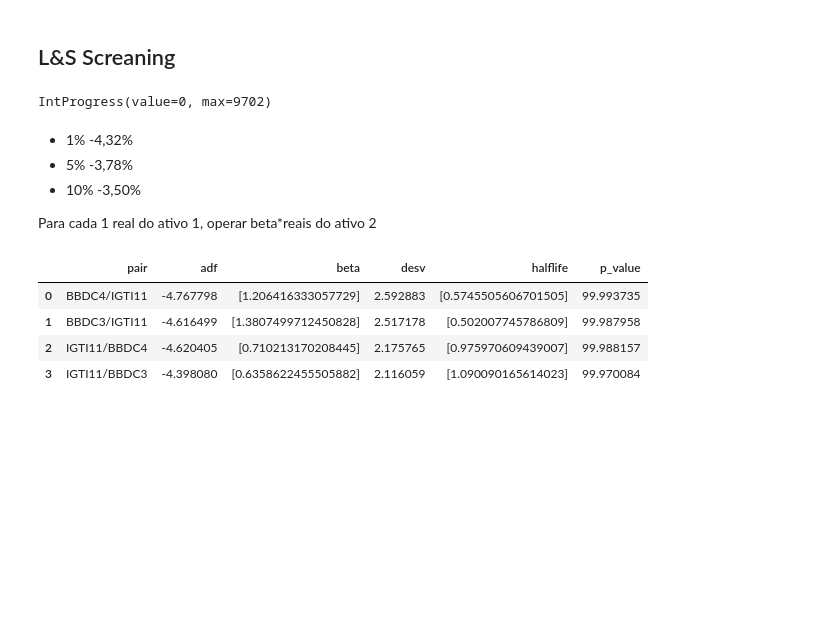
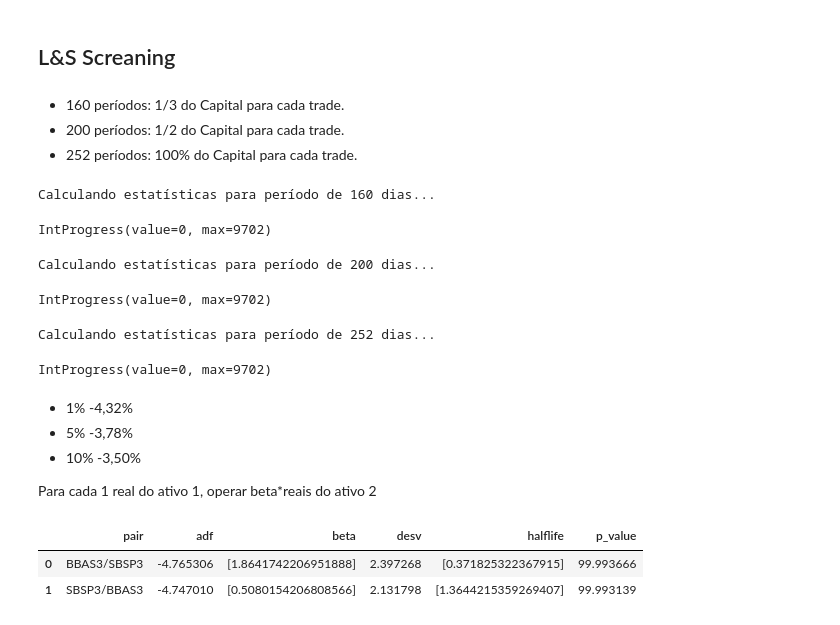
Before and after one commit to caiokinupp/py_lsbr, a Jupyter notebook: Screaming L&S.ipynb, the cells around one changed output. Drawn from its saved outputs; the diff is of its cells as text; code cells hidden in the pictures; blank space fills up the shorter version.

```diff
--- a/Screaming L&S.ipynb
+++ b/Screaming L&S.ipynb
@@ -169,17 +189,34 @@ updateYahooData(PATH_LS_DATA, LST_B3_STOCKS)
 # %% [markdown]
 ## L&S Screaning
+# %% [markdown]
+- 160 períodos: 1/3 do Capital para cada trade.
+- 200 períodos: 1/2 do Capital para cada trade.
+- 252 períodos: 100% do Capital para cada trade.
 # %%
 # Get stock data
-df_stocks = get_data(PATH_LS_DATA, max_date = "2024-01-31")
+df_stocks = get_data(PATH_LS_DATA, max_date = None)
 
 # Get pairs
 list_pairs = getPairs(df_stocks)
 
 # Calculate Residuals between pairs
 prds = [160, 200, 252]
-df_pairs_res, df_pairs_stats = getPairsResiduals(list_pairs, df_stocks, col_name_date = 'date', periods = prds[2])
+lst_df_pairs_res = []
+lst_df_pairs_stats = []
+for periodo in prds:
+    print(f"Calculando estatísticas para período de {periodo} dias...")
+    df_pairs_res, df_pairs_stats = getPairsResiduals(list_pairs, df_stocks, col_name_date = 'date', periods = periodo)
+    lst_df_pairs_res.append(df_pairs_res)
+    lst_df_pairs_stats.append(df_pairs_stats)
+
+#df_pairs_res, df_pairs_stats = getPairsResiduals(list_pairs, df_stocks, col_name_date = 'date', periods = prds[2])
 # %% [output]
-IntProgress(value=0, max=9702)
+Calculando estatísticas para período de 160 dias...
+IntProgress(value=0, max=9702)
+Calculando estatísticas para período de 200 dias...
+IntProgress(value=0, max=9702)
+Calculando estatísticas para período de 252 dias...
+IntProgress(value=0, max=9702)
 # %% [markdown]
 - 1% -4,32%
 - 5% -3,78%
@@ -187,23 +224,25 @@ IntProgress(value=0, max=9702)
 
 Para cada 1 real do ativo 1, operar beta*reais do ativo 2
 # %%
+prd_index = 0
+df_pairs_res = lst_df_pairs_res[prd_index]
+df_pairs_stats = lst_df_pairs_stats[prd_index]
+
 df_screaning = df_pairs_stats[
     (df_pairs_stats['adf'] <= -4.32) &
     (df_pairs_stats['desv'] >= 1.85) &
     (df_pairs_stats['desv'] < 3) &
     (df_pairs_stats['beta'] >= 0.5) &
     (df_pairs_stats['beta'] < 2) &
     (df_pairs_stats['halflife'] <= 999)].sort_values(by='desv', ascending=False)
 
 df_screaning = double_cointegration(df_screaning, check = True)
 
 df_screaning.reset_index(drop=True)
 # %% [output]
 |  | pair | adf | beta | desv | halflife | p_value |
-| 0 | BBDC4/IGTI11 | -4.767798 | [1.206416333057729] | 2.592883 | [0.5745505606701505] | 99.993735 |
-| 1 | BBDC3/IGTI11 | -4.616499 | [1.3807499712450828] | 2.517178 | [0.502007745786809] | 99.987958 |
-| 2 | IGTI11/BBDC4 | -4.620405 | [0.710213170208445] | 2.175765 | [0.975970609439007] | 99.988157 |
-| 3 | IGTI11/BBDC3 | -4.398080 | [0.6358622455505882] | 2.116059 | [1.090090165614023] | 99.970084 |
+| 0 | BBAS3/SBSP3 | -4.765306 | [1.8641742206951888] | 2.397268 | [0.371825322367915] | 99.993666 |
+| 1 | SBSP3/BBAS3 | -4.747010 | [0.5080154206808566] | 2.131798 | [1.3644215359269407] | 99.993139 |
 # %%
 for n_pair in range(len(df_screaning)):
 
```
Also changed, not shown: parts of 2 cells of this notebook, 2 other files.
